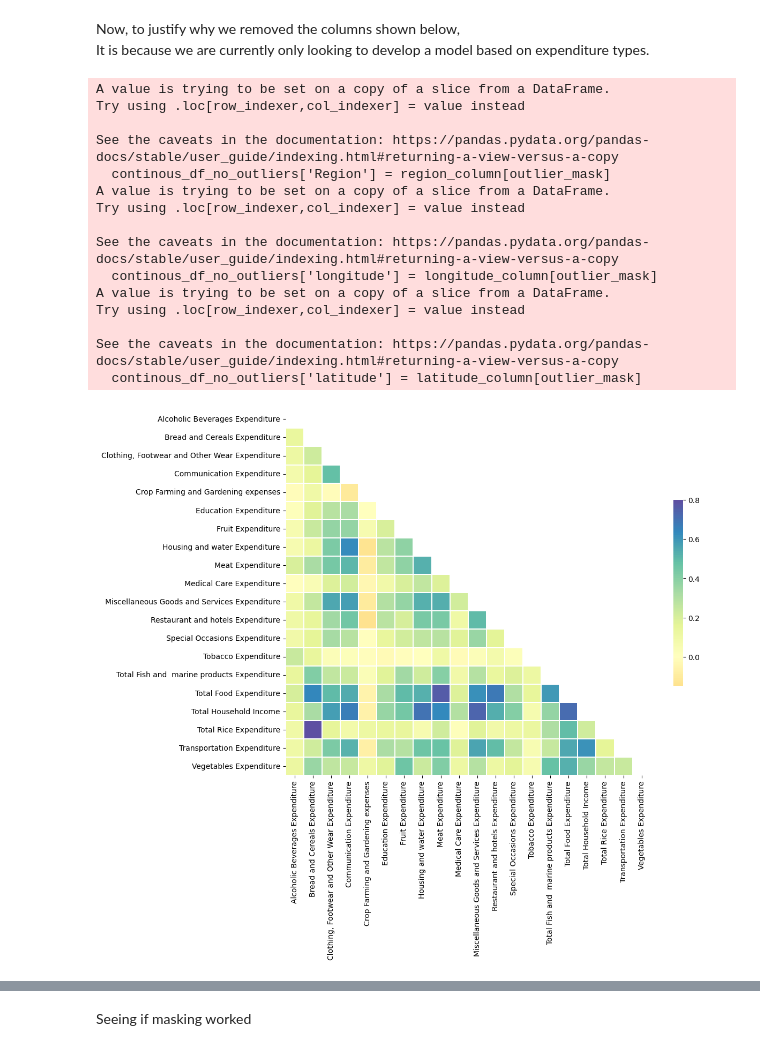
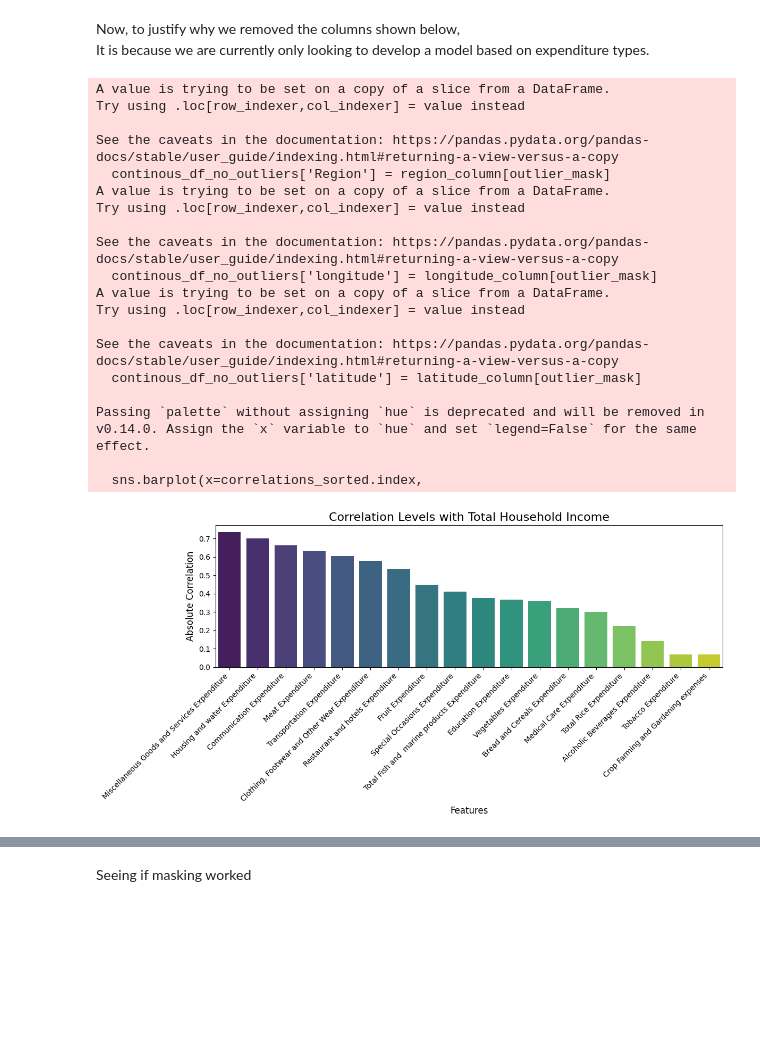
Before and after one commit to Meowxeth/PT-CaseStudy, a Jupyter notebook: main.ipynb, the cells around one changed output, grey strips where cells are left out. Saved outputs shown, nothing was run; the diff lists cells and outputs as text; code cells hidden in the pictures; blank space fills up the shorter version.

```diff
--- a/main.ipynb
+++ b/main.ipynb
@@ -145,7 +145,8 @@ dropped_columns = [
     'Type of Walls',
     'Tenure Status',
     'Toilet Facilities',
-    'Main Source of Water Supply'
+    'Main Source of Water Supply',
+    'Total Food Expenditure'
 ]
 
 # Separate the 'Region', 'Longitude', and 'Latitude' columns
@@ -157,7 +158,6 @@ latitude_column = df['latitude']
 continous_df = df.drop(columns=dropped_columns, axis=1)
 
 # Remove outliers only from the numerical columns, excluding 'Longitude' and 'Latitude'
-# Compute z-scores for only numeric columns but exclude 'Longitude' and 'Latitude'
 numeric_columns = continous_df.select_dtypes(include=[np.number]).columns
 numeric_columns_to_filter = numeric_columns.difference(
     ['longitude', 'latitude'])
@@ -167,40 +167,49 @@ outlier_mask = (
     np.abs(zscore(continous_df[numeric_columns_to_filter])) < 3).all(axis=1)
 continous_df_no_outliers = continous_df[outlier_mask]
 
 # Add back the 'Region', 'Longitude', and 'Latitude' columns to the filtered dataframe
 continous_df_no_outliers['Region'] = region_column[outlier_mask]
 continous_df_no_outliers['longitude'] = longitude_column[outlier_mask]
 continous_df_no_outliers['latitude'] = latitude_column[outlier_mask]
 
 # Compute correlation matrix for numerical columns, excluding 'Longitude' and 'Latitude'
 corr = continous_df_no_outliers[numeric_columns_to_filter].corr()
 
-# Create a mask for the upper triangle of the heatmap
-mask = np.triu(np.ones_like(corr, dtype=bool))
+# For simplicity, we calculate correlation with a target variable (e.g., the first column in numeric columns)
+target_column = 'Total Household Income'
+correlations = corr[target_column].drop(target_column)  # Drop self-correlation
 
-# Set up the matplotlib figure
-f, ax = plt.subplots(figsize=(11, 9))
+# Sort correlations by absolute value, descending
+correlations_sorted = correlations.abs().sort_values(ascending=False)
 
-
-# Draw the heatmap with the mask and correct aspect ratio
-sns.heatmap(corr, mask=mask, cmap="Spectral", vmax=0.8, center=0,
-            square=True, linewidths=0.3, cbar_kws={"shrink": .5})
-
+# Plot the bar chart
+plt.figure(figsize=(12, 6))
+sns.barplot(x=correlations_sorted.index,
+            y=correlations_sorted.values, palette="viridis")
+plt.title(f"Correlation Levels with {target_column}", fontsize=16)
+plt.ylabel("Absolute Correlation", fontsize=12)
+plt.xlabel("Features", fontsize=12)
+plt.xticks(rotation=45, ha='right')
+plt.tight_layout()
 plt.show()
 # %% [output]
 A value is trying to be set on a copy of a slice from a DataFrame.
 Try using .loc[row_indexer,col_indexer] = value instead
 
 See the caveats in the documentation: https://pandas.pydata.org/pandas-docs/stable/user_guide/indexing.html#returning-a-view-versus-a-copy
   continous_df_no_outliers['Region'] = region_column[outlier_mask]
 A value is trying to be set on a copy of a slice from a DataFrame.
 Try using .loc[row_indexer,col_indexer] = value instead
 
 See the caveats in the documentation: https://pandas.pydata.org/pandas-docs/stable/user_guide/indexing.html#returning-a-view-versus-a-copy
   continous_df_no_outliers['longitude'] = longitude_column[outlier_mask]
 A value is trying to be set on a copy of a slice from a DataFrame.
 Try using .loc[row_indexer,col_indexer] = value instead
 
 See the caveats in the documentation: https://pandas.pydata.org/pandas-docs/stable/user_guide/indexing.html#returning-a-view-versus-a-copy
   continous_df_no_outliers['latitude'] = latitude_column[outlier_mask]
+
+Passing `palette` without assigning `hue` is deprecated and will be removed in v0.14.0. Assign the `x` variable to `hue` and set `legend=False` for the same effect.
+
+  sns.barplot(x=correlations_sorted.index,
-[figure, old version]
+[figure, new version]
```
Also changed, not shown: parts of 6 cells of this notebook.
